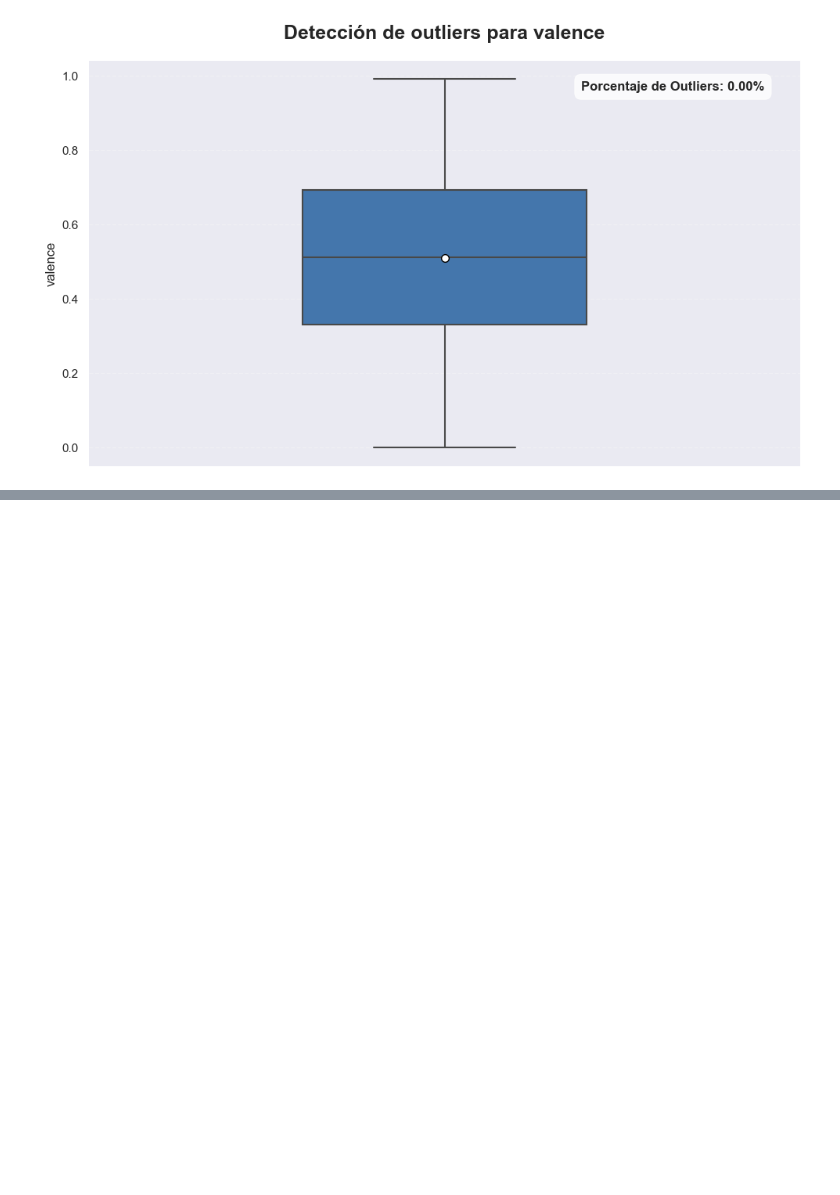
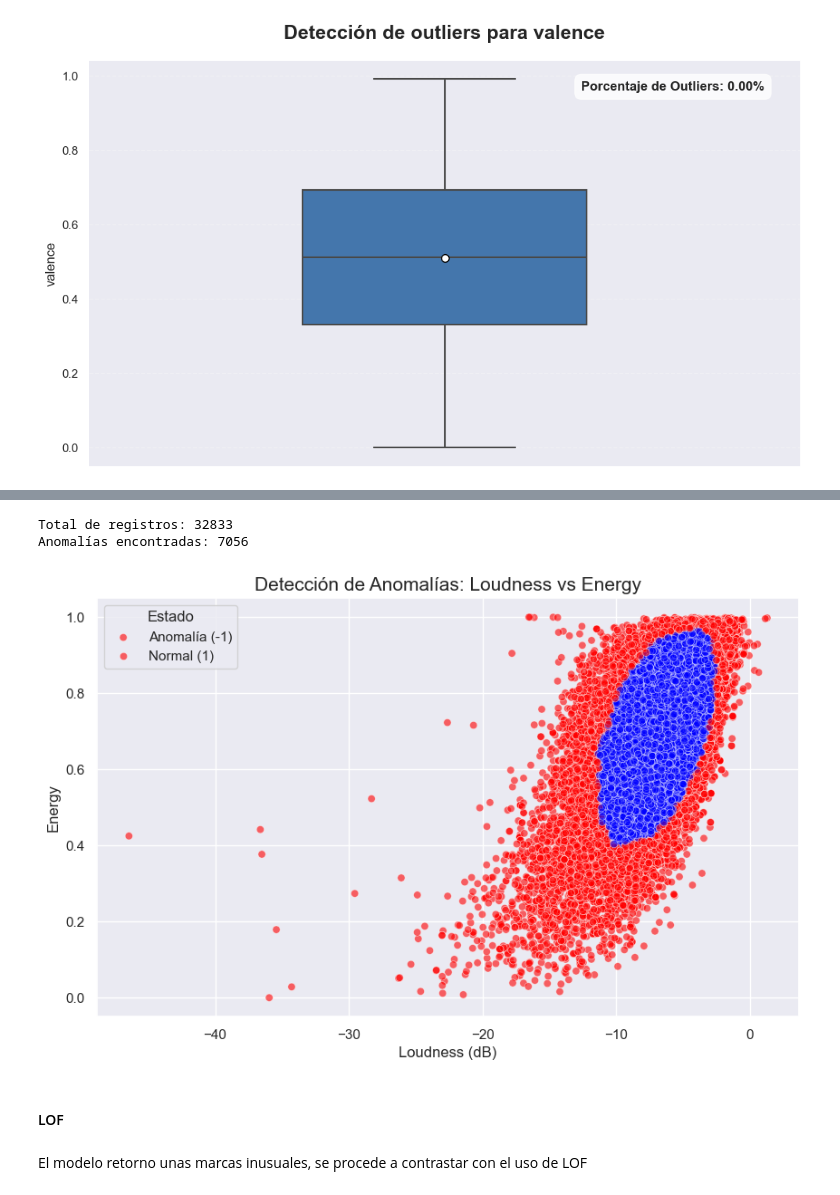
Before and after one commit to juanpablocarrillohortua/Proyecto_Data_Mining_UEC, a Jupyter notebook: notebooks/EDA_&_1st_part_notebook.ipynb, the cells around one changed output, grey strips where cells are left out. Cells and saved outputs as stored; diff of their text form; code cells hidden in the pictures; blank space fills up the shorter version.

Commit message:
Agregar analisis multivariado

```diff
--- a/notebooks/EDA_&_1st_part_notebook.ipynb
+++ b/notebooks/EDA_&_1st_part_notebook.ipynb
@@ -1234,0 +1293,51 @@ graficas.box_plot_para_atipicos(df, 'valence')
+# %%
+#  Configuración del modelo
+# 'n_jobs=-1' usará todos los núcleos del procesador
+
+model = IsolationForest(
+    n_estimators=200,
+    contamination='auto',
+    max_features=1.0,
+    random_state=42,
+    n_jobs=-1
+)
+
+# Entrenamiento y Predicción simultaneos
+
+df_analisis['anomaly_label'] = model.fit_predict(df_analisis)
+
+#  Ver los resultados
+anomalias = df_analisis[df_analisis['anomaly_label'] == -1]
+print(f"Total de registros: {len(df_analisis)}")
+print(f"Anomalías encontradas: {len(anomalias)}")
+# %% [output]
+Total de registros: 32833
+Anomalías encontradas: 7056
+# %%
+# Configurar el estilo
+sns.set_theme(style="darkgrid")
+
+# Crear el gráfico de dispersión
+plt.figure(figsize=(10, 6))
+sns.scatterplot(
+    data=df_analisis,
+    x='loudness',
+    y='energy',
+    hue='anomaly_label',
+    palette={1: "blue", -1: "red"}, # Azul para normales, Rojo para anomalías
+    alpha=0.6
+)
+
+# Personalización
+plt.title('Detección de Anomalías: Loudness vs Energy', fontsize=15)
+plt.xlabel('Loudness (dB)', fontsize=12)
+plt.ylabel('Energy', fontsize=12)
+plt.legend(title='Estado', labels=['Anomalía (-1)', 'Normal (1)'])
+
+plt.show()
+# %% [output]
+[figure, added]
+# %% [markdown]
+#### LOF
+# %% [markdown]
+El modelo retorno unas marcas inusuales, se procede a contrastar con el uso de LOF
```
Also changed, not shown: parts of 16 cells of this notebook.
